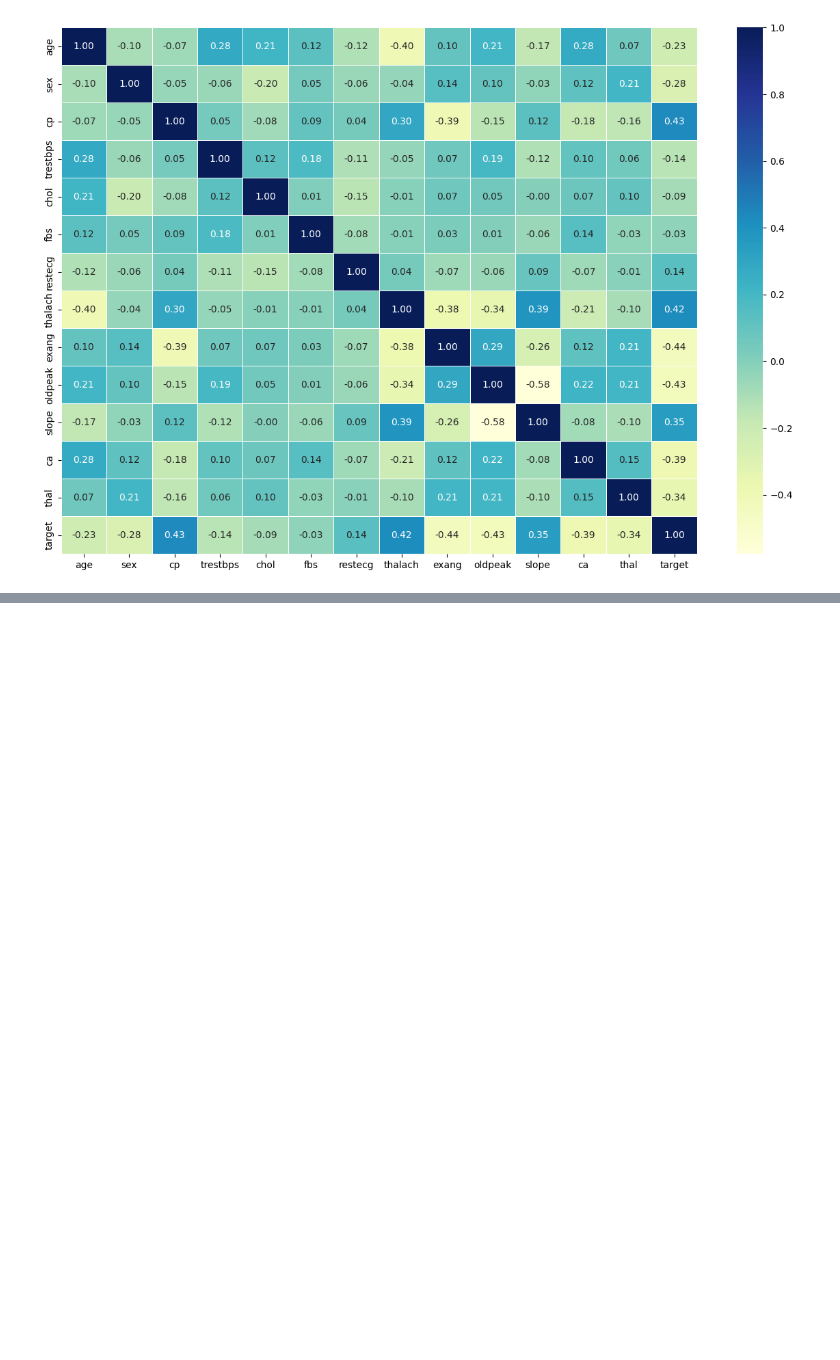
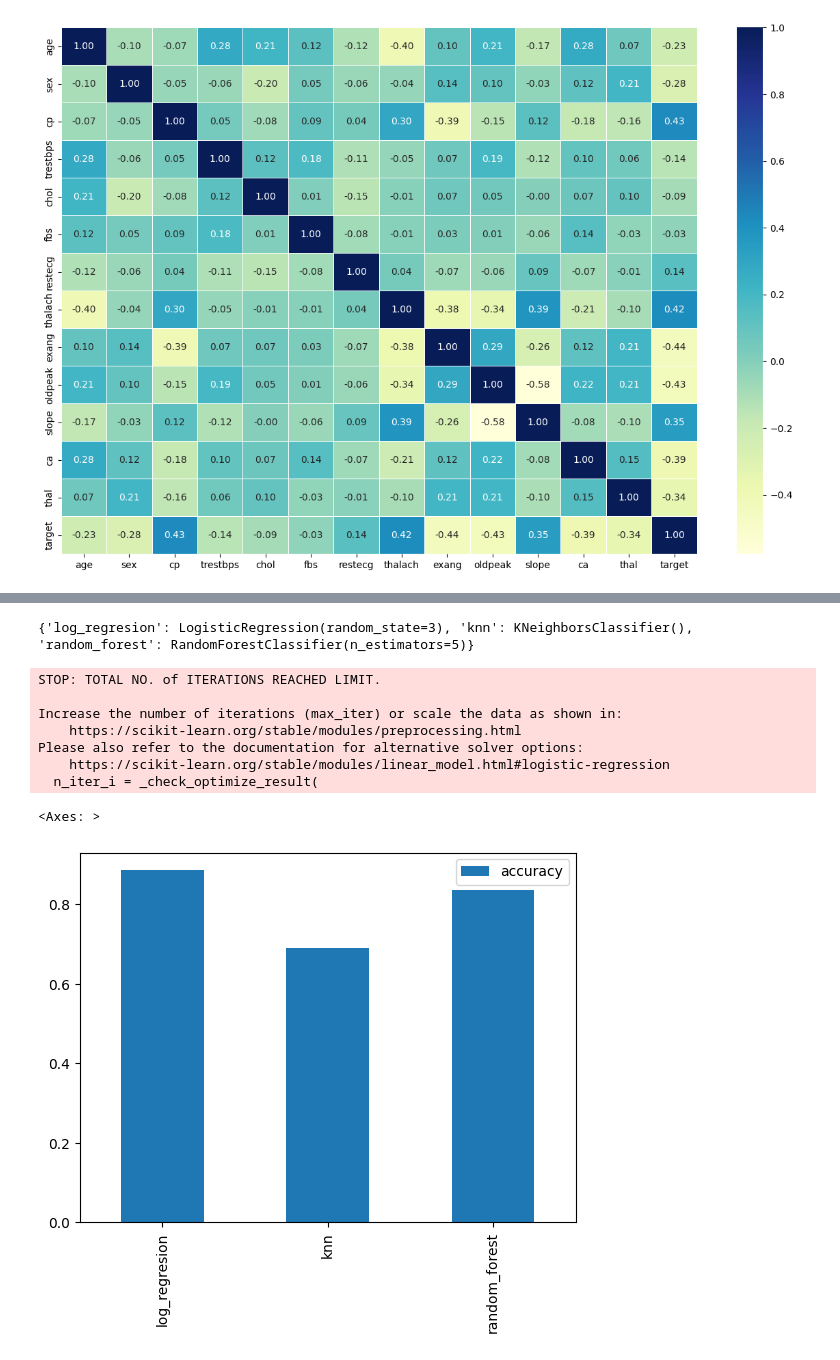
Before and after one commit to caw083/Heart-disease.github.io, a Jupyter notebook: heart-disease.ipynb, the cells around one changed output, grey strips where cells are left out. Cells and saved outputs as stored; diff of their text form; code cells hidden in the pictures; blank space fills up the shorter version.

Commit message:
add models and compare the model

```diff
--- a/heart-disease.ipynb
+++ b/heart-disease.ipynb
@@ -291,0 +298,5 @@ ax = sns.heatmap(corr_matrix,annot=True,linewidths=0.5,fmt=".2f", cmap="YlGnBu"
+# %%
+x = df.drop('target', axis=1)
+y = df.target
+x_train,x_test,y_train,y_test = train_test_split(x,y,test_size=0.2, random_state=42)
+x_train
@@ -291,0 +317,26 @@ ax = sns.heatmap(corr_matrix,annot=True,linewidths=0.5,fmt=".2f", cmap="YlGnBu"
+# %%
+model = {   "log_regresion" : LogisticRegression(random_state=3),
+            "knn" : KNeighborsClassifier(n_neighbors=5),
+            "random_forest": RandomForestClassifier(n_estimators=5) }
+# %%
+def fit_and_score(models,x_train,x_test,y_train,y_test):
+    '''
+    fits and evaluates given machine learning models.
+    models = dic of different machine learning model
+    x_test = testing data
+    x_train = train data
+    y_train = label of training
+    y_test = label of testing
+    '''
+
+    # Make a dic to keep model score
+    model_scores = {}
+    print(models)
+    # loop through models
+    for name, model in models.items():
+        # fit the model to the data
+        model.fit(x_train,y_train)
+        # evaluate the model and append its score to model_score
+        model_scores[name] = model.score(x_test,y_test)
+    return model_scores
+fit_and_score(model, x_train, x_test, y_train, y_test)
@@ -291,0 +363,14 @@ ax = sns.heatmap(corr_matrix,annot=True,linewidths=0.5,fmt=".2f", cmap="YlGnBu"
+# %%
+model_compare = pd.DataFrame(fit_and_score(model, x_train, x_test, y_train, y_test), index=['accuracy'])
+model_compare.T.plot.bar()
+# %% [output]
+{'log_regresion': LogisticRegression(random_state=3), 'knn': KNeighborsClassifier(), 'random_forest': RandomForestClassifier(n_estimators=5)}
+STOP: TOTAL NO. of ITERATIONS REACHED LIMIT.
+
+Increase the number of iterations (max_iter) or scale the data as shown in:
+    https://scikit-learn.org/stable/modules/preprocessing.html
+Please also refer to the documentation for alternative solver options:
+    https://scikit-learn.org/stable/modules/linear_model.html#logistic-regression
+  n_iter_i = _check_optimize_result(
+<Axes: >
+[figure, added]
```
Also changed, not shown: parts of 4 cells of this notebook.
